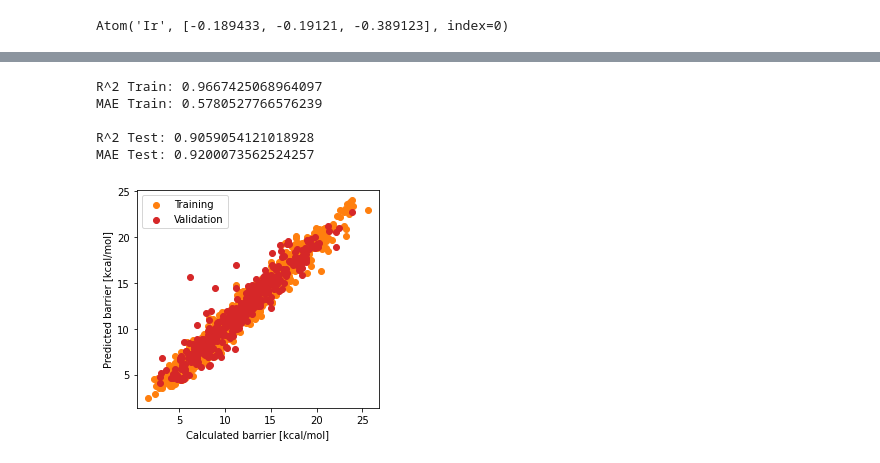
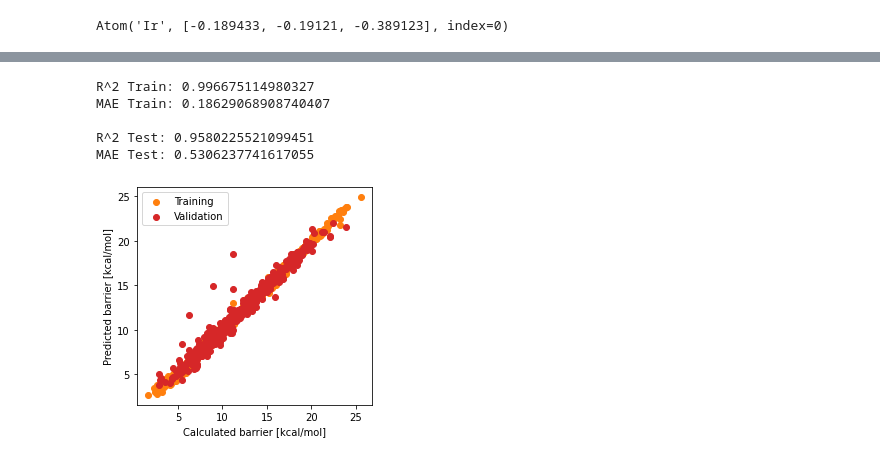
Before and after one commit to ju-leon/bachelor-thesis, a Jupyter notebook: code/Dscribe Encode.ipynb, the cells around one changed output, grey strips where cells are left out. Saved outputs shown, nothing was run; the diff lists cells and outputs as text; code cells hidden in the pictures.

Commit message:
Implement SOAP neural net

```diff
--- a/code/Dscribe Encode.ipynb
+++ b/code/Dscribe Encode.ipynb
@@ -76,0 +105,8 @@ feature_vectors.shape
+# %%
+#features_cnn = []
+#for x in range(len(features_acsf)):
+#    features_cnn.append(np.concatenate((features_soap[x], features_acsf[x])))
+
+#features_cnn = np.array(features_cnn)
+
+features_cnn = features_soap
@@ -283,5 +164,24 @@ Done
+# %%
+inputs = tf.keras.Input(shape=(features_cnn.shape[1],))
+
+x = tf.keras.layers.Dense(400, activation="relu", kernel_regularizer=regularizers.l2(0.005))(inputs)
+x = tf.keras.layers.Dropout(0.45)(x)
+
+x = tf.keras.layers.Dense(220, activation="relu", kernel_regularizer=regularizers.l2(0.01))(x)
+x = tf.keras.layers.Dropout(0.3)(x)
+
+x = tf.keras.layers.Dense(128, activation="relu", kernel_regularizer=regularizers.l2(0.02))(x)
+x = tf.keras.layers.Dropout(0.3)(x)
+x = tf.keras.layers.BatchNormalization()(x)
+
+x = tf.keras.layers.Dense(64, activation="relu", kernel_regularizer=regularizers.l2(0.02))(x)
+x = tf.keras.layers.BatchNormalization()(x)
+
+x = tf.keras.layers.Dense(1, kernel_regularizer='l2')(x)
+
+model_full = tf.keras.Model(inputs=inputs, outputs=x)
 # %%
-opt = keras.optimizers.Adam(learning_rate=0.001)
+opt = tf.keras.optimizers.Adam(learning_rate=0.001)
 #opt = keras.optimizers.RMSprop(learning_rate=0.0001)
 #opt = keras.optimizers.SGD(learning_rate=0.0001, momentum=0.0)
 model_full.compile(loss="mean_squared_error", optimizer=opt)
@@ -292,8 +192,8 @@ def step_decay(epoch):
    epochs_drop = 80.0
    lrate = initial_lrate * math.pow(drop,
            math.floor((1+epoch)/epochs_drop))
-   print(lrate)
+   #print(lrate)
    return lrate
 # %%
-H = model_full.fit(x=trainX_cnn, y=trainY_scaled, validation_data=(testX_cnn, testY_scaled), epochs=1000, batch_size=256, callbacks = [tf.keras.callbacks.LearningRateScheduler(step_decay)])
+H = model_full.fit(x=trainX_cnn, y=trainY, validation_data=(testX_cnn, testY), epochs=800, batch_size=200, verbose=2, callbacks = [tf.keras.callbacks.LearningRateScheduler(step_decay)])
 # %% [output]
@@ -342,31 +239,31 @@ _________________________________________________________________
 # %%
-print("R^2 Train: " + str(reg_stats(trainY_scaled, model_full.predict(trainX_cnn), barrierScaler)[0]))
-print("MAE Train: " + str(reg_stats(trainY_scaled, model_full.predict(trainX_cnn), barrierScaler)[1]))
+print("R^2 Train: " + str(reg_stats(trainY, model_full.predict(trainX_cnn), barrierScaler)[0]))
+print("MAE Train: " + str(reg_stats(trainY, model_full.predict(trainX_cnn), barrierScaler)[1]))
 print("")
-print("R^2 Test: " + str(reg_stats(testY_scaled, model_full.predict(testX_cnn), barrierScaler)[0]))
-print("MAE Test: " + str(reg_stats(testY_scaled, model_full.predict(testX_cnn), barrierScaler)[1]))
+print("R^2 Test: " + str(reg_stats(testY, model_full.predict(testX_cnn), barrierScaler)[0]))
+print("MAE Test: " + str(reg_stats(testY, model_full.predict(testX_cnn), barrierScaler)[1]))
 
 train_y_pred = barrierScaler.inverse_transform(model_full.predict(trainX_cnn))
-train_y_real = barrierScaler.inverse_transform(trainY_scaled)
+train_y_real = barrierScaler.inverse_transform(trainY)
 
 test_y_pred = barrierScaler.inverse_transform(model_full.predict(testX_cnn))
-test_y_real = barrierScaler.inverse_transform(testY_scaled)
+test_y_real = barrierScaler.inverse_transform(testY)
 
 
 fig = plt.figure()
 ax = fig.add_subplot(111)
 ax.scatter(train_y_real, train_y_pred, marker="o", c="C1", label="Training")
 ax.scatter(test_y_real, test_y_pred, marker="o", c="C3", label="Validation")
 ax.set_aspect('equal')
 ax.set_xlabel("Calculated barrier [kcal/mol]")
 ax.set_ylabel("Predicted barrier [kcal/mol]")
 ax.legend(loc="upper left")
 
 plt.show()
 # %% [output]
-R^2 Train: 0.9667425068964097
-MAE Train: 0.5780527766576239
+R^2 Train: 0.996675114980327
+MAE Train: 0.18629068908740407
 
-R^2 Test: 0.9059054121018928
-MAE Test: 0.9200073562524257
+R^2 Test: 0.9580225521099451
+MAE Test: 0.5306237741617055
-[figure, old version]
+[figure, new version]
```
Also changed, not shown: parts of 27 cells of this notebook.
